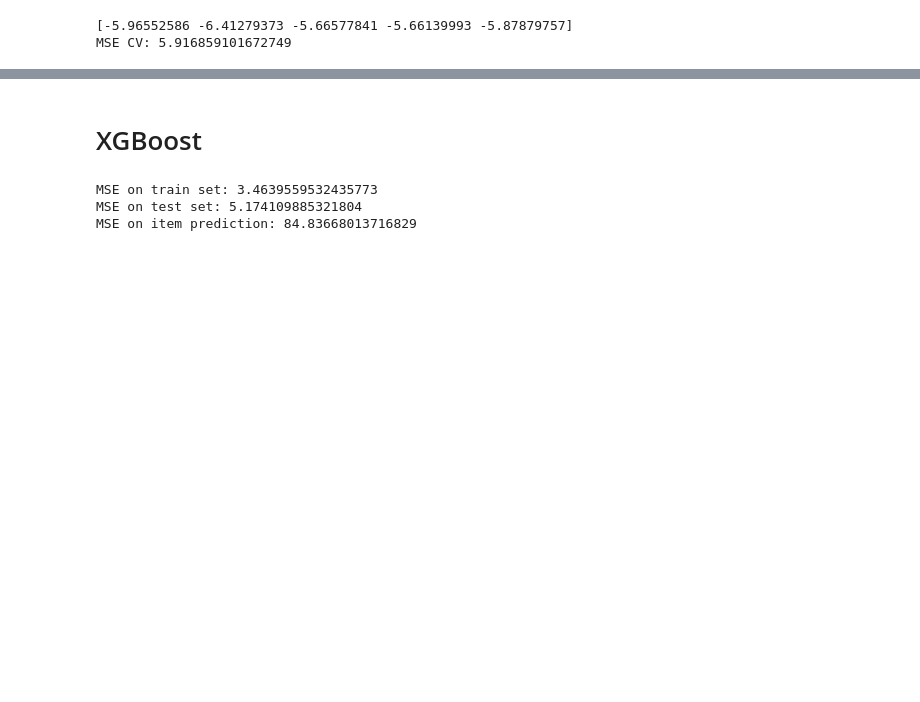
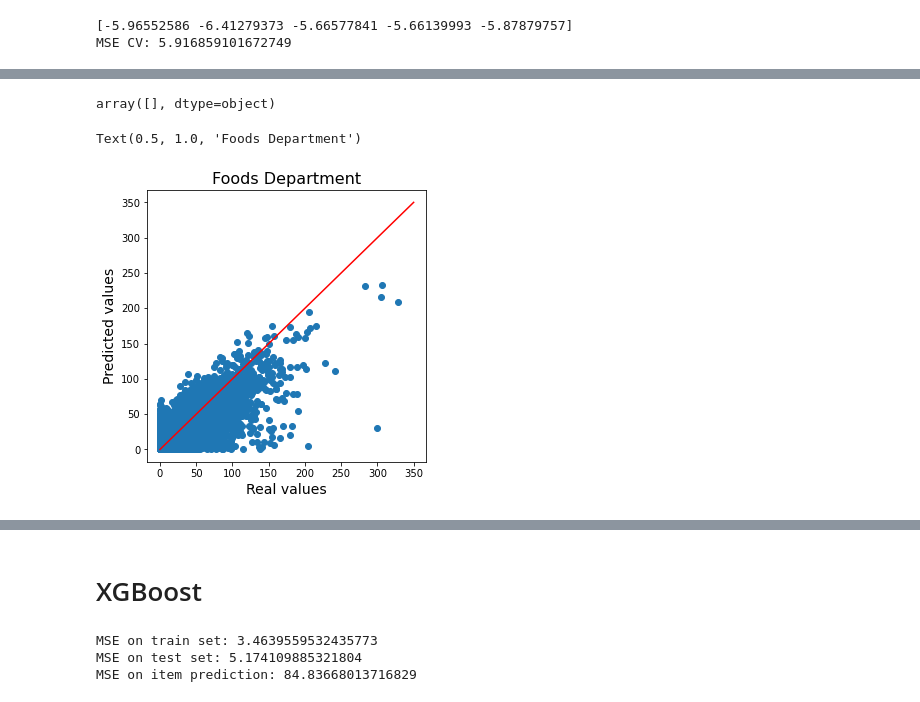
Before and after one commit to ixiaopan/GroupWork, a Jupyter notebook: AML/Modelling_Jerry.ipynb, the cells around one changed output, grey strips where cells are left out. Cells and saved outputs as stored; diff of their text form; code cells hidden in the pictures; blank space fills up the shorter version.

```diff
--- a/AML/Modelling_Jerry.ipynb
+++ b/AML/Modelling_Jerry.ipynb
@@ -244,3 +237,20 @@ print(f" yo {depMSE('FOODS')}")
+# %%
+def prepare(df):
+    X = df.drop(["id","sold"], axis = 1).values
+    y = df["sold"].values
+    return(X, y)
+
+def depMSE(col):
+    df_dep = df[(df[col] == 1)]
+    X_dep, y_dep = prepare(df_dep)
+    preds_dep = model.predict(X_dep)
+    return(mean_squared_error(preds_dep, y_dep))
+
+def depPREDS(col):
+    df_dep = df[(df[col] == 1)]
+    X_dep, y_dep = prepare(df_dep)
+    preds_dep = model.predict(X_dep)
+    return y_dep, preds_dep
 # %%
 #MSE by Department
 print("MSE by Department")
@@ -267,0 +278,25 @@ MSE WI: 6.526329187685977
+# %%
+food_y, food_pred=depPREDS("FOODS")
+
+food_pred[food_pred<0]
+# %% [output]
+array([], dtype=object)
+# %%
+# FOODS
+
+food_y, food_pred=depPREDS("FOODS")
+food_pred[food_pred<0]=0
+
+
+plt.figure(figsize=(5,5))
+#plt.xlim(0,350)
+#plt.ylim(0,300)
+plt.plot([0,350],[0,350], c = "r")
+plt.scatter(food_y,food_pred)
+
+plt.xlabel("Real values", fontsize=14)
+plt.ylabel("Predicted values", fontsize=14)
+plt.title("Foods Department", fontsize=16)
+# %% [output]
+Text(0.5, 1.0, 'Foods Department')
+[figure, added]
```
Also changed, not shown: parts of 16 cells of this notebook.
